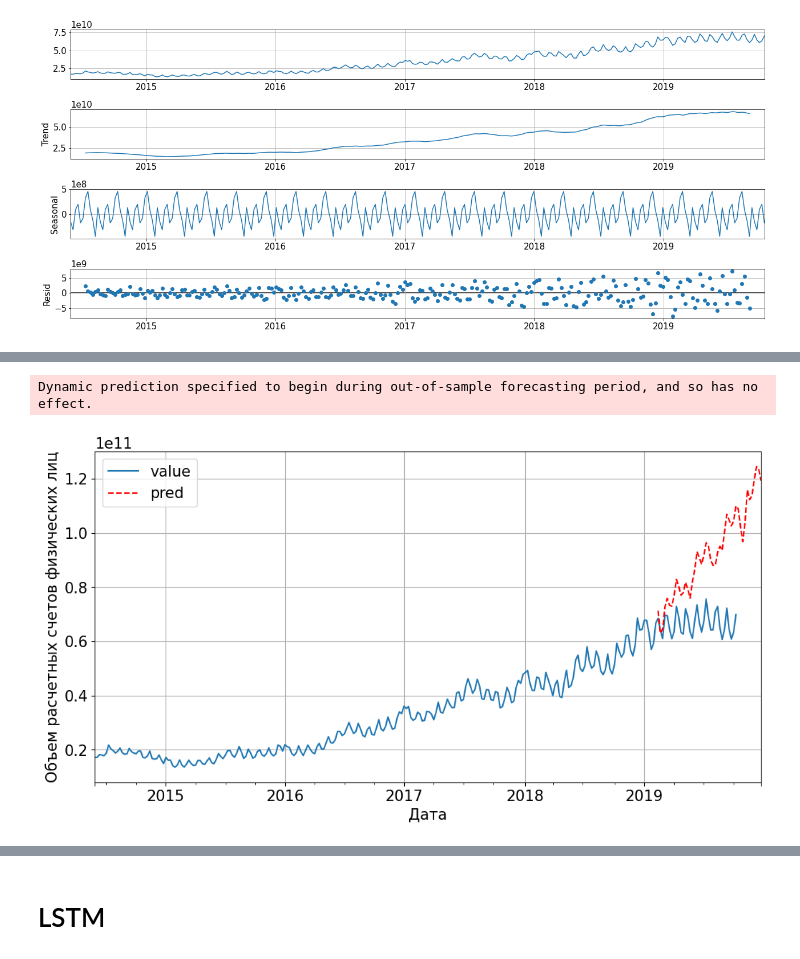
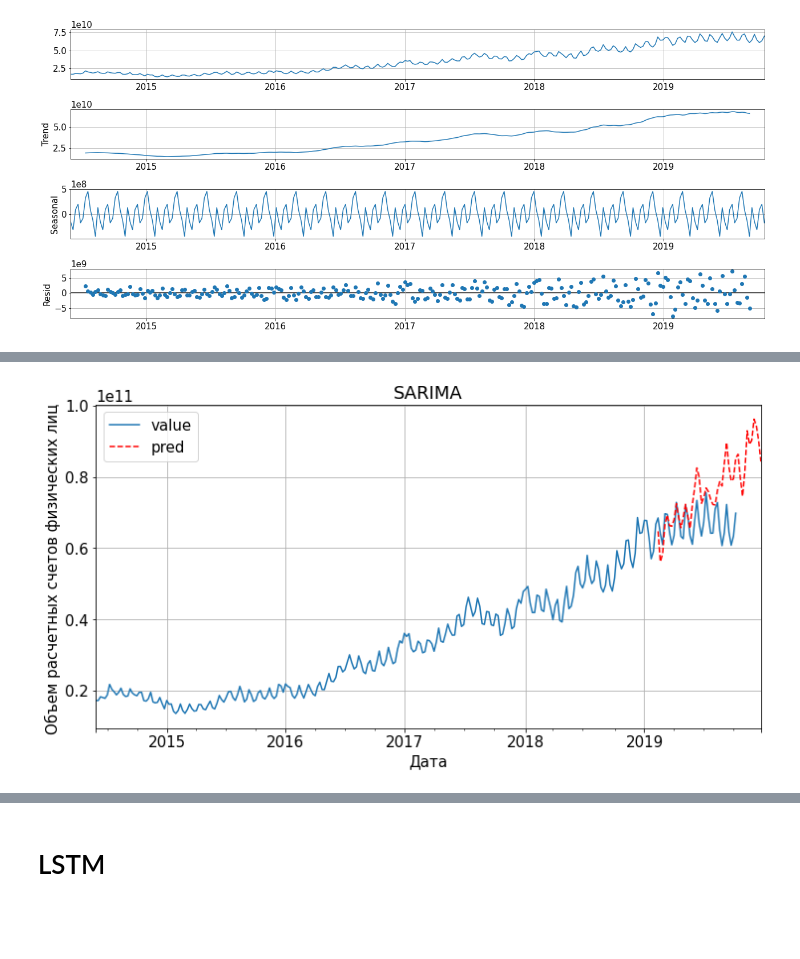
Before and after one commit to NickPavlovskii/sber, a Jupyter notebook: sber_prediction.ipynb, the cells around one changed output, grey strips where cells are left out. Saved outputs shown, nothing was run; the diff lists cells and outputs as text; code cells hidden in the pictures; blank space fills up the shorter version.

```diff
--- a/sber_prediction.ipynb
+++ b/sber_prediction.ipynb
@@ -848,8 +900,8 @@ sd.plot();
 # %%
 combine_seasonal_cols(df, sd)
 # %%
-df_train_S = df[:'2019-01-05']
-df_test_S = df['2019-01-05':]
+df_train_S = df[:'2019-05-26']
+df_test_S = df['2019-05-26':]
 # %%
 df_train_S['trend_plus_resid'] = df_train_S['trend'] + df_train_S['residual']
 df_train_S = df_train_S[df_train_S.trend_plus_resid.notnull()]
@@ -871,6 +916,6 @@ See the caveats in the documentation: https://pandas.pydata.org/pandas-docs/stab
 # %%
 model=sm.tsa.statespace.SARIMAX(df_train_S['value'],
-                                order=(3, 1, 2),
+                                order=(2, 1, 2),
                                 seasonal_order=(3,2,1, 12))
 results=model.fit()
 # %% [output]
@@ -923,11 +926,10 @@ STOP: TOTAL NO. of ITERATIONS REACHED LIMIT
 # %%
 df['value'].plot(figsize=(12,6))
-ax=results.predict(start=240,end=285,dynamic=True).plot(style='r--',label='pred')
+ax=results.predict(start=240,end=285,dynamic=True).plot(style='r--',label='pred',title='SARIMA')
 ax.legend()
 ax.set_xlabel("Дата")
-ax.set_ylabel("Объем расчетных счетов физических лиц");
+ax.set_ylabel("Объем расчетных счетов физических лиц ");
 # %% [output]
-Dynamic prediction specified to begin during out-of-sample forecasting period, and so has no effect.
-[figure, old version]
+[figure, new version]
 # %%
 df_test_S['pred']=pred
```
Also changed, not shown: parts of 73 cells of this notebook.
